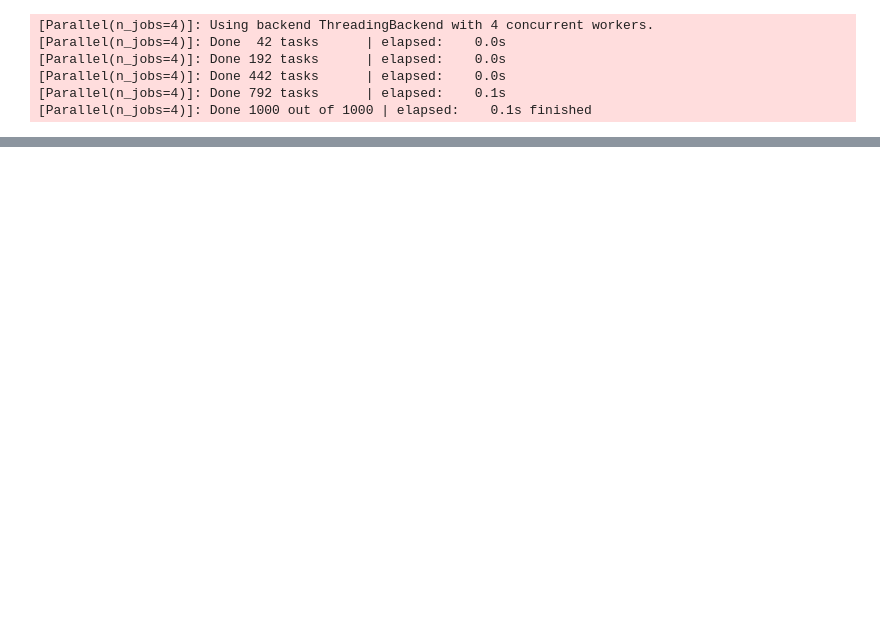
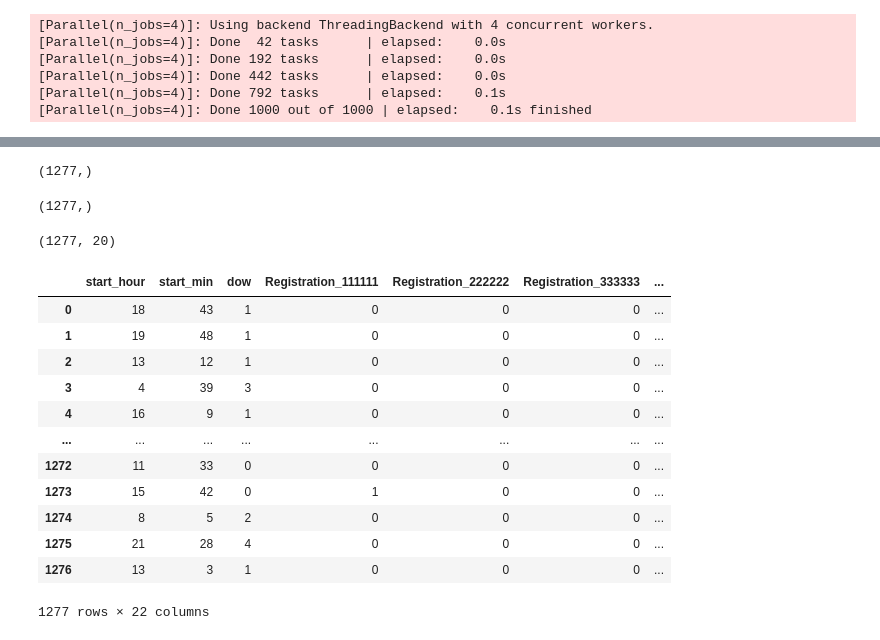
Before and after one commit to MikeHudgell/Jake-Telemetry, a Jupyter notebook: MH RFC v1.ipynb, the cells around one changed output, grey strips where cells are left out. Drawn from its saved outputs; the diff is of its cells as text; code cells hidden in the pictures; blank space fills up the shorter version.

```diff
--- a/MH RFC v1.ipynb
+++ b/MH RFC v1.ipynb
@@ -249,0 +250,12 @@ weighted avg       0.63      0.63      0.63      1277
+# %%
+y_test.shape
+# %% [output]
+(1277,)
+# %%
+y_predict.shape
+# %% [output]
+(1277,)
+# %%
+x_test.shape
+# %% [output]
+(1277, 20)
@@ -249,0 +269,16 @@ weighted avg       0.63      0.63      0.63      1277
+# %%
+results_df
+# %% [output]
+|  | start_hour | start_min | dow | Registration_111111 | Registration_222222 | Registration_333333 | ... |
+| 0 | 18 | 43 | 1 | 0 | 0 | 0 | ... |
+| 1 | 19 | 48 | 1 | 0 | 0 | 0 | ... |
+| 2 | 13 | 12 | 1 | 0 | 0 | 0 | ... |
+| 3 | 4 | 39 | 3 | 0 | 0 | 0 | ... |
+| 4 | 16 | 9 | 1 | 0 | 0 | 0 | ... |
+| ... | ... | ... | ... | ... | ... | ... | ... |
+| 1272 | 11 | 33 | 0 | 0 | 0 | 0 | ... |
+| 1273 | 15 | 42 | 0 | 1 | 0 | 0 | ... |
+| 1274 | 8 | 5 | 2 | 0 | 0 | 0 | ... |
+| 1275 | 21 | 28 | 4 | 0 | 0 | 0 | ... |
+| 1276 | 13 | 3 | 1 | 0 | 0 | 0 | ... |
+1277 rows × 22 columns
```
Also changed, not shown: parts of 9 cells of this notebook, 1 other file.
